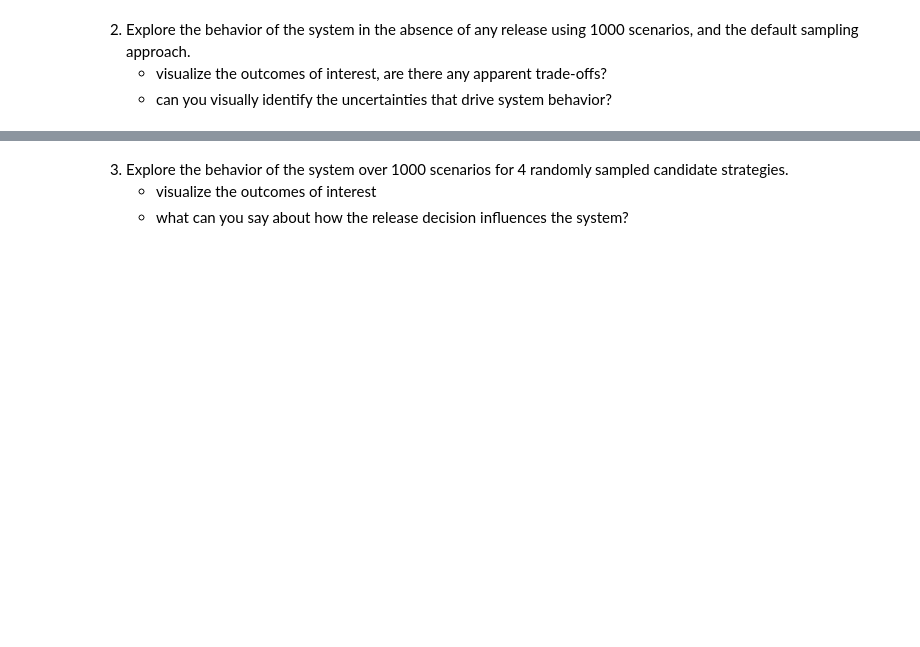
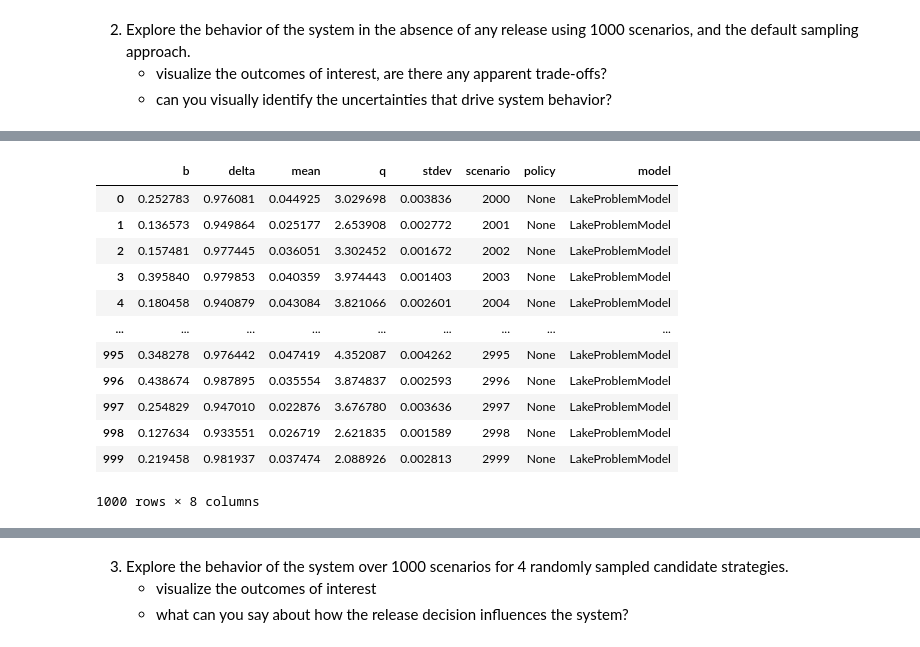
Before and after one commit to DYenaA/EPA1361Q4, a Jupyter notebook: assignment 2 - lakemodel.ipynb, the cells around one changed output, grey strips where cells are left out. Cells and saved outputs as stored; diff of their text form; code cells hidden in the pictures; blank space fills up the shorter version.

```diff
--- a/assignment 2 - lakemodel.ipynb
+++ b/assignment 2 - lakemodel.ipynb
@@ -174,2 +190,18 @@ with SequentialEvaluator(model) as evaluator:
+# %%
+experiments
+# %% [output]
+|  | b | delta | mean | q | stdev | scenario | policy | model |
+| 0 | 0.252783 | 0.976081 | 0.044925 | 3.029698 | 0.003836 | 2000 | None | LakeProblemModel |
+| 1 | 0.136573 | 0.949864 | 0.025177 | 2.653908 | 0.002772 | 2001 | None | LakeProblemModel |
+| 2 | 0.157481 | 0.977445 | 0.036051 | 3.302452 | 0.001672 | 2002 | None | LakeProblemModel |
+| 3 | 0.395840 | 0.979853 | 0.040359 | 3.974443 | 0.001403 | 2003 | None | LakeProblemModel |
+| 4 | 0.180458 | 0.940879 | 0.043084 | 3.821066 | 0.002601 | 2004 | None | LakeProblemModel |
+| ... | ... | ... | ... | ... | ... | ... | ... | ... |
+| 995 | 0.348278 | 0.976442 | 0.047419 | 4.352087 | 0.004262 | 2995 | None | LakeProblemModel |
+| 996 | 0.438674 | 0.987895 | 0.035554 | 3.874837 | 0.002593 | 2996 | None | LakeProblemModel |
+| 997 | 0.254829 | 0.947010 | 0.022876 | 3.676780 | 0.003636 | 2997 | None | LakeProblemModel |
+| 998 | 0.127634 | 0.933551 | 0.026719 | 2.621835 | 0.001589 | 2998 | None | LakeProblemModel |
+| 999 | 0.219458 | 0.981937 | 0.037474 | 2.088926 | 0.002813 | 2999 | None | LakeProblemModel |
+1000 rows × 8 columns
 # %%
 #processing results
```
Also changed, not shown: parts of 18 cells of this notebook.
